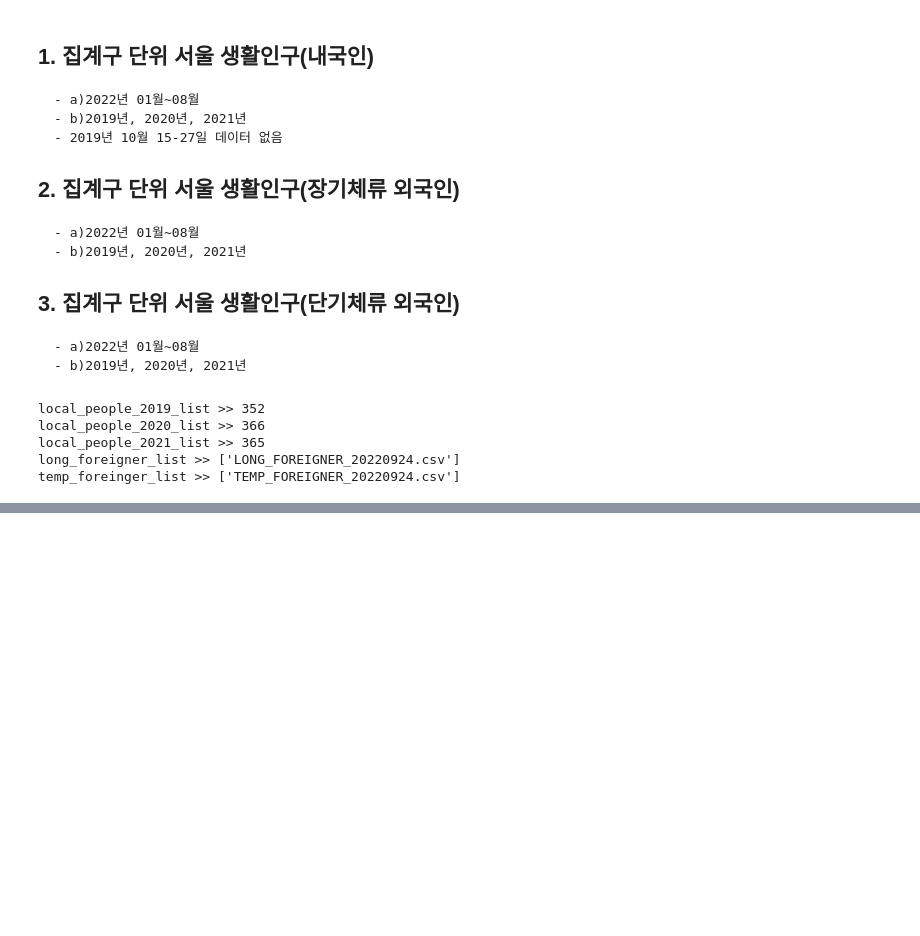
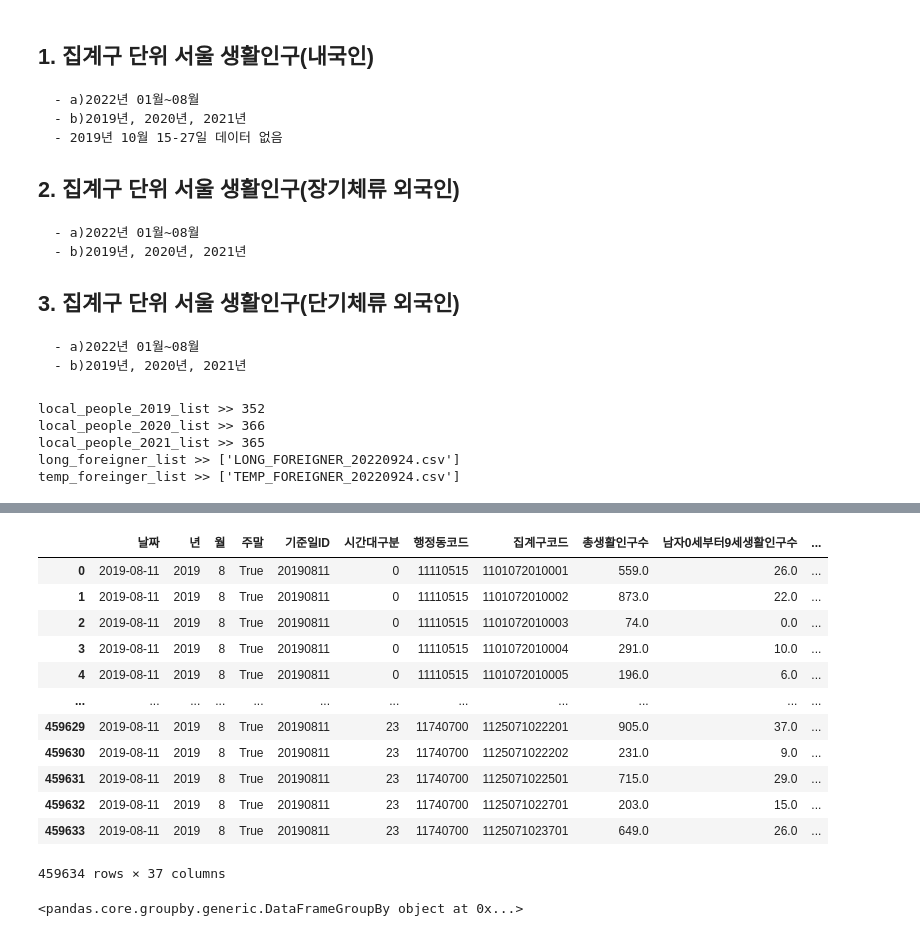
Before and after one commit to syshin0116/Dacon, a Jupyter notebook: code/서울시 집계구단위 생활인구.ipynb, the cells around one changed output, grey strips where cells are left out. Drawn from its saved outputs; the diff is of its cells as text; code cells hidden in the pictures; blank space fills up the shorter version.

```diff
--- a/code/서울시 집계구단위 생활인구.ipynb
+++ b/code/서울시 집계구단위 생활인구.ipynb
@@ -95,3 +95,6 @@ local_people_2020_list >> 366
 local_people_2021_list >> 365
 long_foreigner_list >> ['LONG_FOREIGNER_20220924.csv']
 temp_foreinger_list >> ['TEMP_FOREIGNER_20220924.csv']
+# %%
+test = pd.read_csv("./data/집계동 단위 서울 생활인구/local_people/2019/"+local_people_2019_list[0], na_values="*")
+test.info()
@@ -97,0 +119,2 @@ temp_foreinger_list >> ['TEMP_FOREIGNER_20220924.csv']
+# %%
+test.fillna(0, inplace=True)
@@ -97,0 +137,28 @@ temp_foreinger_list >> ['TEMP_FOREIGNER_20220924.csv']
+# %%
+# 기준일ID 컬럼을 date형식으로 변환
+# 년, 월 컬럼 생성
+test.insert(0, '날짜', pd.to_datetime(test['기준일ID'], format='%Y%m%d'))
+test.insert(1, '년', test['날짜'].dt.year)
+test.insert(2, '월', test['날짜'].dt.month)
+
+# 주말 여부 컬럼 생성
+test.insert(3, "주말", test['날짜'].dt.dayofweek > 4)
+test
+# %% [output]
+|  | 날짜 | 년 | 월 | 주말 | 기준일ID | 시간대구분 | 행정동코드 | 집계구코드 | 총생활인구수 | 남자0세부터9세생활인구수 | ... |
+| 0 | 2019-08-11 | 2019 | 8 | True | 20190811 | 0 | 11110515 | 1101072010001 | 559.0 | 26.0 | ... |
+| 1 | 2019-08-11 | 2019 | 8 | True | 20190811 | 0 | 11110515 | 1101072010002 | 873.0 | 22.0 | ... |
+| 2 | 2019-08-11 | 2019 | 8 | True | 20190811 | 0 | 11110515 | 1101072010003 | 74.0 | 0.0 | ... |
+| 3 | 2019-08-11 | 2019 | 8 | True | 20190811 | 0 | 11110515 | 1101072010004 | 291.0 | 10.0 | ... |
+| 4 | 2019-08-11 | 2019 | 8 | True | 20190811 | 0 | 11110515 | 1101072010005 | 196.0 | 6.0 | ... |
+| ... | ... | ... | ... | ... | ... | ... | ... | ... | ... | ... | ... |
+| 459629 | 2019-08-11 | 2019 | 8 | True | 20190811 | 23 | 11740700 | 1125071022201 | 905.0 | 37.0 | ... |
+| 459630 | 2019-08-11 | 2019 | 8 | True | 20190811 | 23 | 11740700 | 1125071022202 | 231.0 | 9.0 | ... |
+| 459631 | 2019-08-11 | 2019 | 8 | True | 20190811 | 23 | 11740700 | 1125071022501 | 715.0 | 29.0 | ... |
+| 459632 | 2019-08-11 | 2019 | 8 | True | 20190811 | 23 | 11740700 | 1125071022701 | 203.0 | 15.0 | ... |
+| 459633 | 2019-08-11 | 2019 | 8 | True | 20190811 | 23 | 11740700 | 1125071023701 | 649.0 | 26.0 | ... |
+459634 rows × 37 columns
+# %%
+test.groupby(by=['년', '월', '주말', '시간대구분'])
+# %% [output]
+<pandas.core.groupby.generic.DataFrameGroupBy object at 0x...>
```
Also changed, not shown: parts of 7 cells of this notebook.
